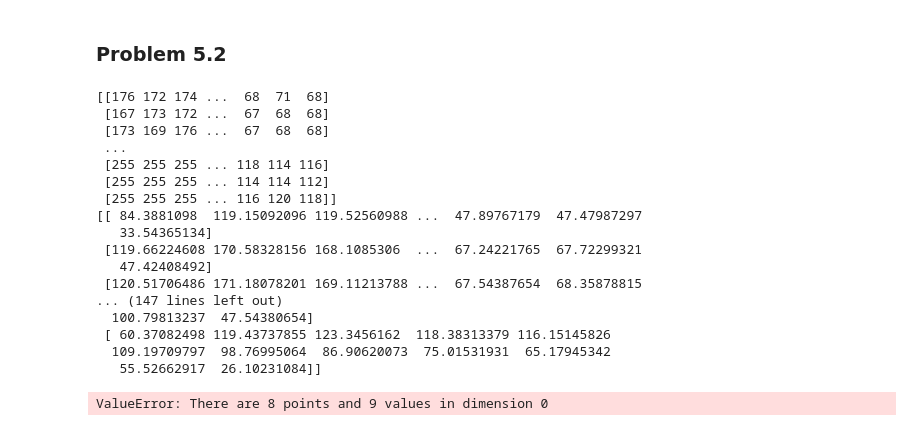
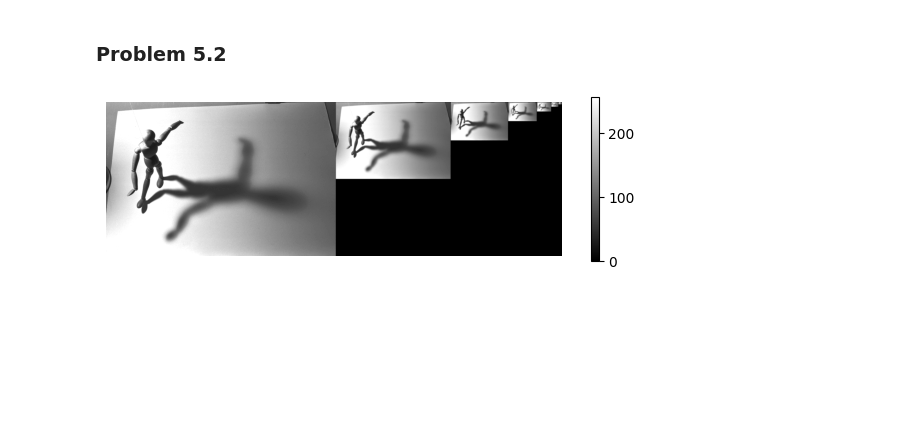
Before and after one commit to mhy-666/ComputerVision, a Jupyter notebook: homework01.ipynb, the cells around one changed output. Saved outputs shown, nothing was run; the diff lists cells and outputs as text; code cells hidden in the pictures; blank space fills up the shorter version.

```diff
--- a/homework01.ipynb
+++ b/homework01.ipynb
@@ -470,40 +415,23 @@ show_image(resized_image)
 # %%
 def gaussian_pyramid(image, phi=1/2):
     pyramid = [image]
-    while min(pyramid[-1].shape) > 2:
-        print(pyramid[-1])
+    i=0
+    while min(pyramid[-1].shape) > 8:
         next_level = resize(pyramid[-1], phi)
         pyramid.append(next_level)
     return pyramid
 
 def display_pyramid(pyramid):
     height = max(img.shape[0] for img in pyramid)
     total_width = sum(img.shape[1] for img in pyramid)
     composite_image = np.zeros((height, total_width))
     current_x = 0
     for img in pyramid:
         composite_image[:img.shape[0], current_x:current_x+img.shape[1]] = img
         current_x += img.shape[1]
     show_image(composite_image)
 
 pyramid = gaussian_pyramid(image)
 display_pyramid(pyramid)
 # %% [output]
-[[176 172 174 ...  68  71  68]
- [167 173 172 ...  67  68  68]
- [173 169 176 ...  67  68  68]
- ...
- [255 255 255 ... 118 114 116]
- [255 255 255 ... 114 114 112]
- [255 255 255 ... 116 120 118]]
-[[ 84.3881098  119.15092096 119.52560988 ...  47.89767179  47.47987297
-   33.54365134]
- [119.66224608 170.58328156 168.1085306  ...  67.24221765  67.72299321
-   47.42408492]
- [120.51706486 171.18078201 169.11213788 ...  67.54387654  68.35878815
-... (147 lines left out)
-  100.79813237  47.54380654]
- [ 60.37082498 119.43737855 123.3456162  118.38313379 116.15145826
-  109.19709797  98.76995064  86.90620073  75.01531931  65.17945342
-   55.52662917  26.10231084]]
-ValueError: There are 8 points and 9 values in dimension 0
+[figure, added]
```
Also changed, not shown: parts of 7 cells of this notebook.
